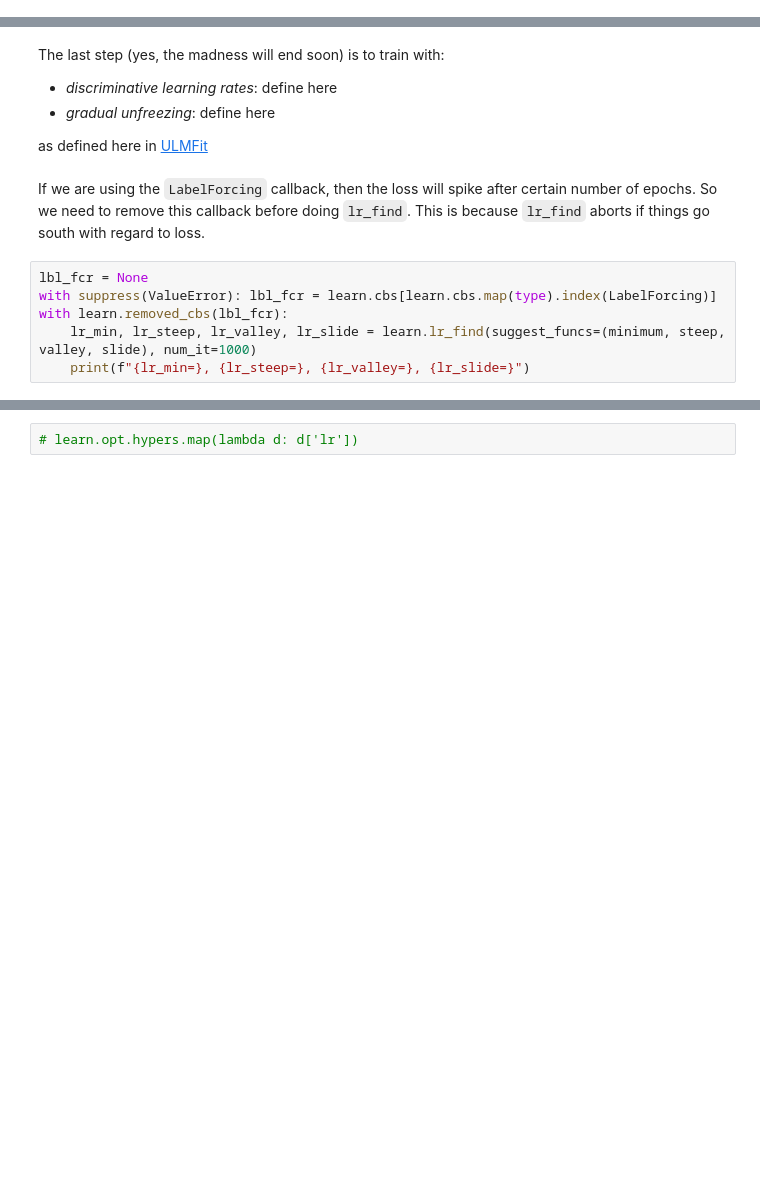
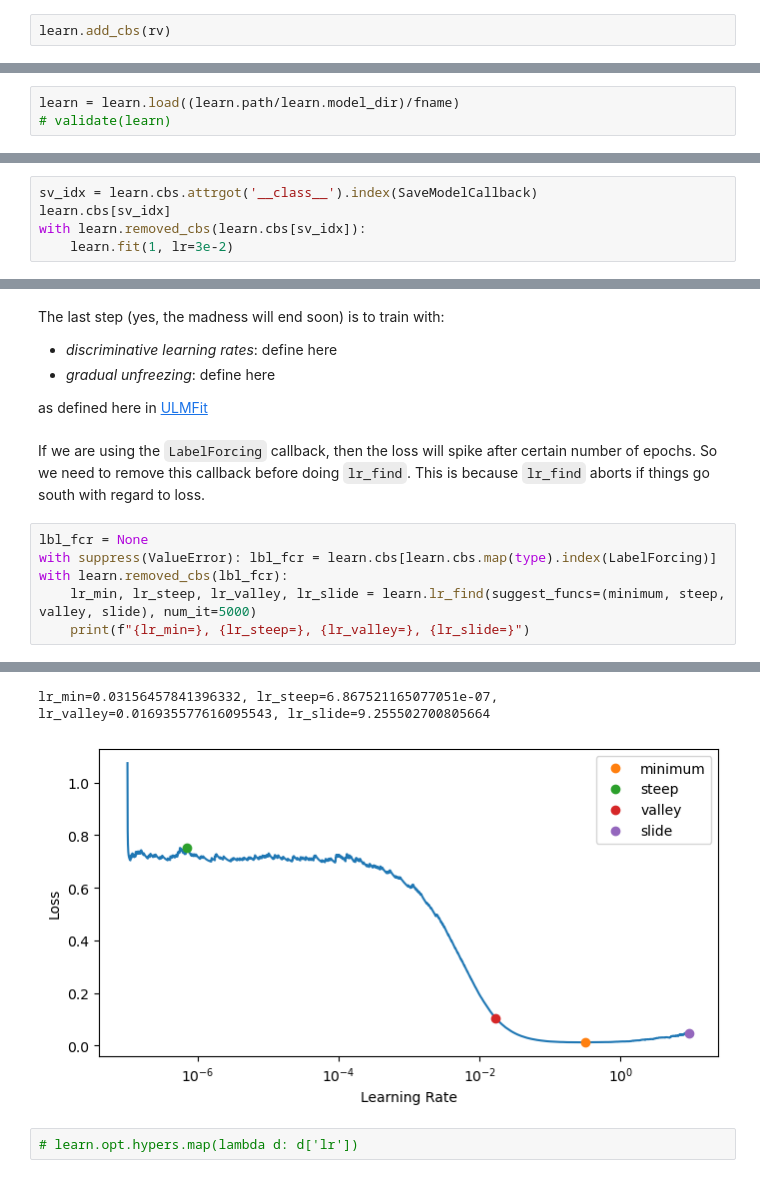
Before and after one commit to debjyotiSRoy/xcube, a Jupyter notebook: nbs/18_tutorial.train_mimic3.ipynb, the cells around one changed output, grey strips where cells are left out. Drawn from its saved outputs; the diff is of its cells as text; blank space fills up the shorter version.

```diff
--- a/nbs/18_tutorial.train_mimic3.ipynb
+++ b/nbs/18_tutorial.train_mimic3.ipynb
@@ -731,0 +745,2 @@ learn = xmltext_classifier_learner(dls_clas, AWD_LSTM, drop_mult=0.1, max_len=72
+# %%
+learn.add_cbs(rv)
@@ -743,0 +782,3 @@ Successfull!
+# %%
+learn = learn.load((learn.path/learn.model_dir)/fname)
+# validate(learn)
@@ -743,0 +793,5 @@ Successfull!
+# %%
+sv_idx = learn.cbs.attrgot('__class__').index(SaveModelCallback)
+learn.cbs[sv_idx]
+with learn.removed_cbs(learn.cbs[sv_idx]):
+    learn.fit(1, lr=3e-2)
@@ -914,5 +1070,6 @@ If we are using the `LabelForcing` callback, then the loss will spike after cert
 lbl_fcr = None
 with suppress(ValueError): lbl_fcr = learn.cbs[learn.cbs.map(type).index(LabelForcing)]
 with learn.removed_cbs(lbl_fcr):
-    lr_min, lr_steep, lr_valley, lr_slide = learn.lr_find(suggest_funcs=(minimum, steep, valley, slide), num_it=1000)
+    lr_min, lr_steep, lr_valley, lr_slide = learn.lr_find(suggest_funcs=(minimum, steep, valley, slide), num_it=5000)
     print(f"{lr_min=}, {lr_steep=}, {lr_valley=}, {lr_slide=}")
+# %% [output]
@@ -919,3 +1077,5 @@ with learn.removed_cbs(lbl_fcr):
+lr_min=0.03156457841396332, lr_steep=6.867521165077051e-07, lr_valley=0.016935577616095543, lr_slide=9.255502700805664
+[figure, added]
 # %%
 # learn.opt.hypers.map(lambda d: d['lr'])
 # %%
```
Also changed, not shown: parts of 56 cells of this notebook, 7 other files.
